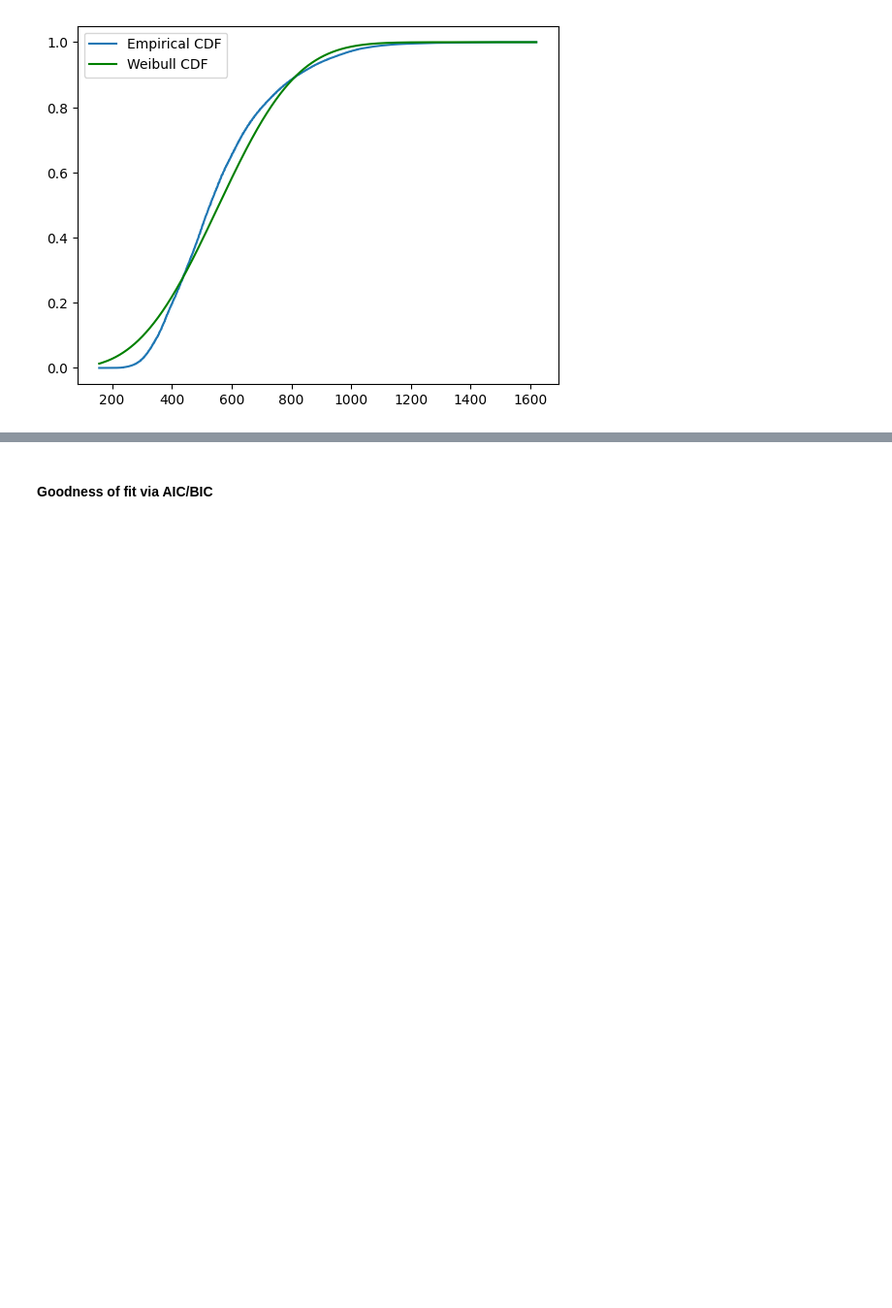
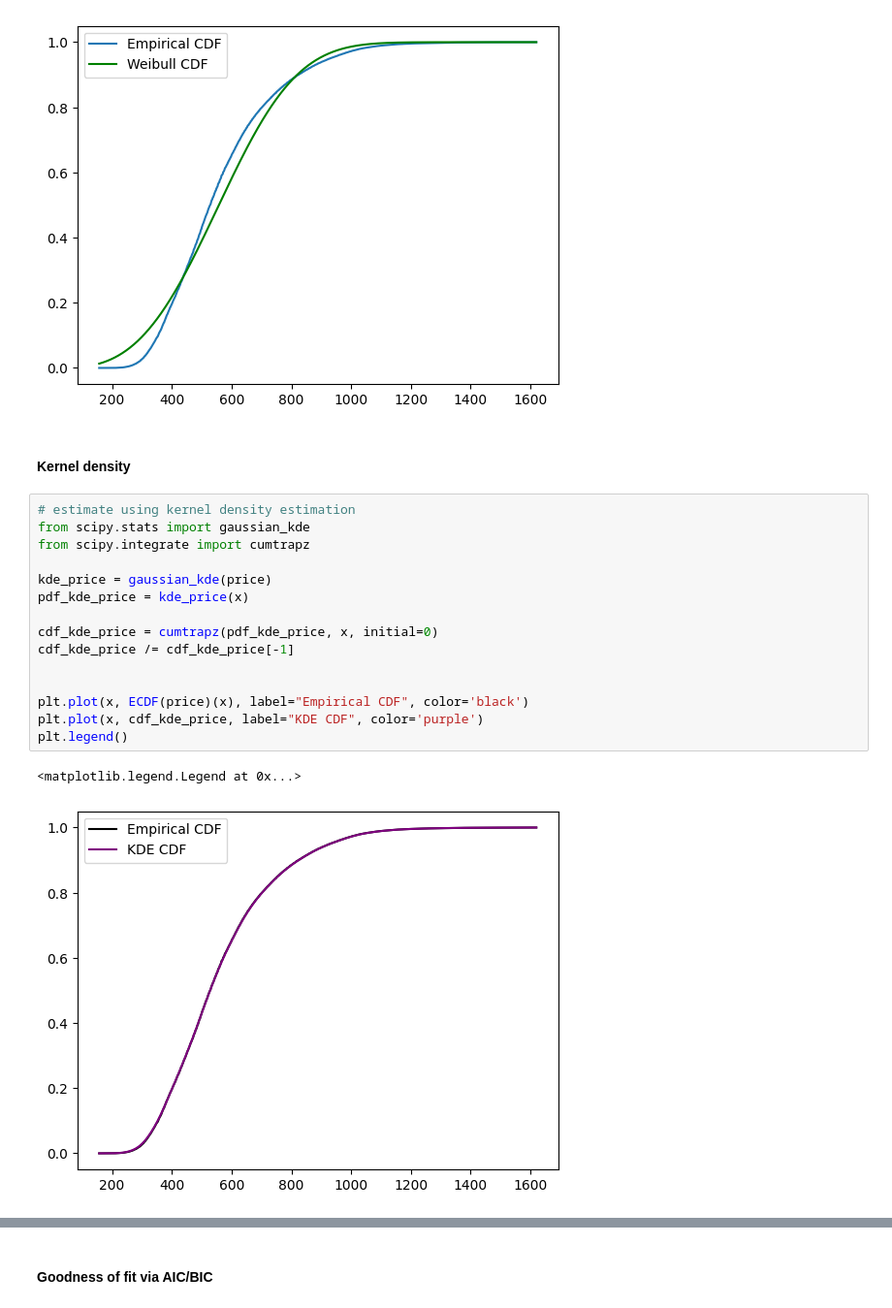
Before and after one commit to luna-ortus-cor/EC4305-Project, a Jupyter notebook: copula/marginal.ipynb, the cells around one changed output, grey strips where cells are left out. Shown at 97% size. Saved outputs shown, nothing was run; the diff lists cells and outputs as text; blank space fills up the shorter version.

```diff
--- a/copula/marginal.ipynb
+++ b/copula/marginal.ipynb
@@ -143,6 +130,26 @@ plt.legend()
 # %% [output]
 <matplotlib.legend.Legend at 0x...>
 [figure]
+# %% [markdown]
+#### Kernel density
+# %%
+# estimate using kernel density estimation
+from scipy.stats import gaussian_kde
+from scipy.integrate import cumtrapz
+
+kde_price = gaussian_kde(price)
+pdf_kde_price = kde_price(x)
+
+cdf_kde_price = cumtrapz(pdf_kde_price, x, initial=0)
+cdf_kde_price /= cdf_kde_price[-1]
+
+
+plt.plot(x, ECDF(price)(x), label="Empirical CDF", color='black')
+plt.plot(x, cdf_kde_price, label="KDE CDF", color='purple')
+plt.legend()
+# %% [output]
+<matplotlib.legend.Legend at 0x...>
+[figure, added]
 # %%
 # All plots together
 plt.plot(x, ECDF(price)(x), label="Empirical CDF", color='black')
```
Also changed, not shown: parts of 10 cells of this notebook.
